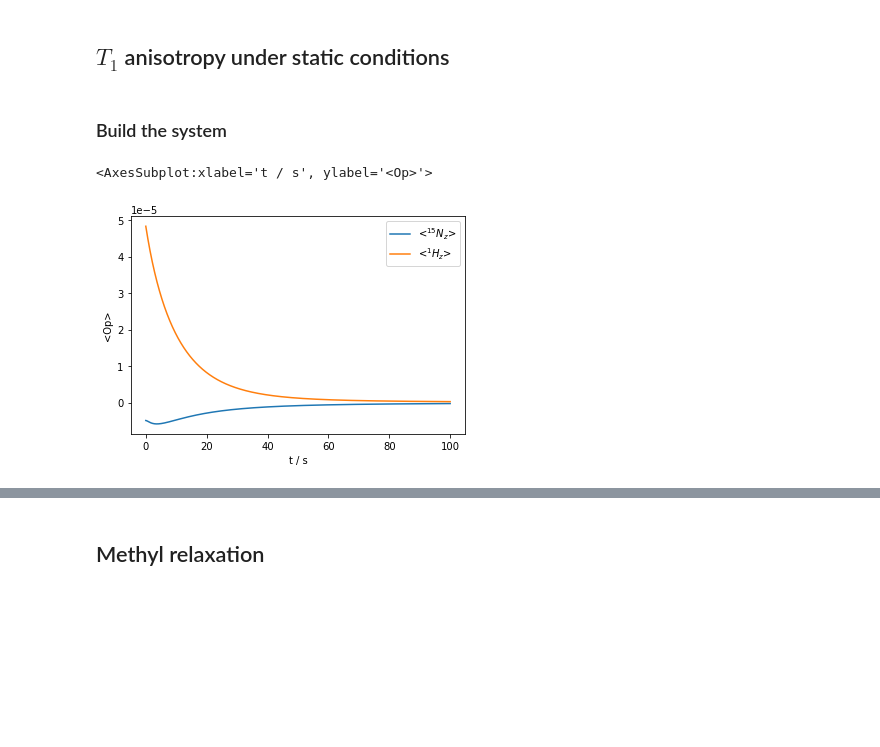
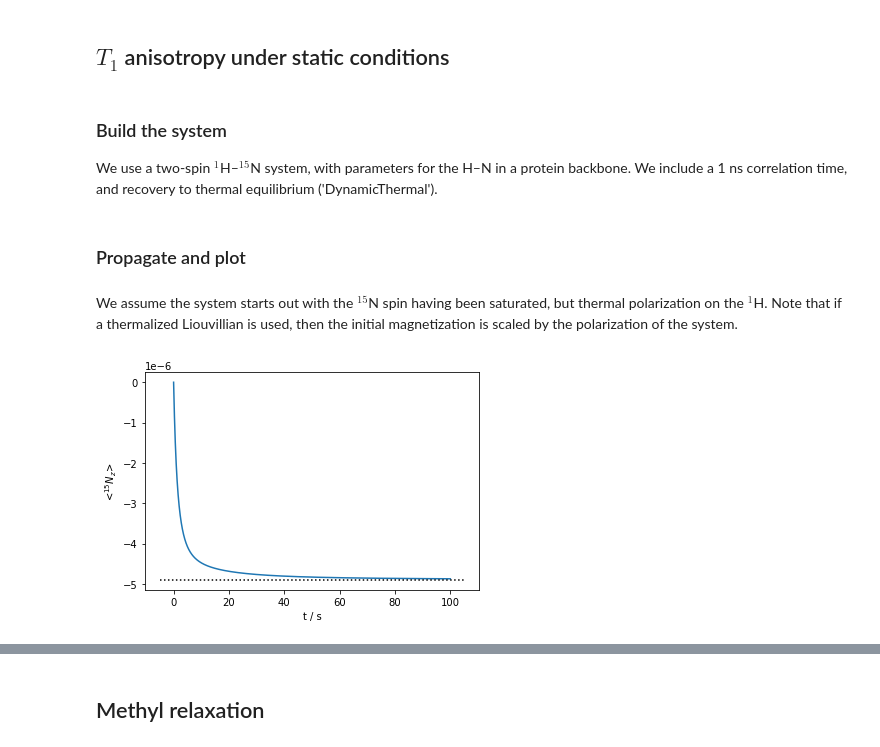
Before and after one commit to alsinmr/SLEEPY_tutorial, a Jupyter notebook: Chapters/Chapter3/Ch3_T1_NOE.ipynb, the cells around one changed output, grey strips where cells are left out. Drawn from its saved outputs; the diff is of its cells as text; code cells hidden in the pictures; blank space fills up the shorter version.

```diff
--- a/Chapters/Chapter3/Ch3_T1_NOE.ipynb
+++ b/Chapters/Chapter3/Ch3_T1_NOE.ipynb
@@ -16,10 +16,11 @@ import matplotlib.pyplot as plt
 ## $T_1$ anisotropy under static conditions
 # %% [markdown]
 ### Build the system
+We use a two-spin $^1$H–$^15$N system, with parameters for the H–N in a  protein backbone. We include a 1 ns correlation time, and recovery to thermal equilibrium ('DynamicThermal').
 # %%
 delta=sl.Tools.dipole_coupling(.102,'15N','1H')
 hop=40*np.pi/180
-ex0=sl.ExpSys(v0H=600,Nucs=['15N','1H'],vr=0,LF=True,pwdavg=sl.PowderAvg(5))
+ex0=sl.ExpSys(v0H=600,Nucs=['15N','1H'],vr=0,LF=True,pwdavg=sl.PowderAvg(7))
 ex0.set_inter('CSA',i=0,delta=113,euler=[0,23*np.pi/180,0])
 ex0.set_inter('dipole',i0=0,i1=1,delta=delta)
 ex1=ex0.copy()
@@ -28,14 +29,19 @@ ex1.set_inter('dipole',i0=0,i1=1,delta=delta,euler=[0,hop,0])
 
 L=sl.Liouvillian(ex0,ex1)
 L.kex=sl.Tools.twoSite_kex(1e-9)
-
-seq=L.Sequence(Dt=1e-2)
-U=seq.U()
-rho=sl.Rho('Thermal',['15Nz','1Hz'])
-
-_=rho.DetProp(U,n=10000)
+_=L.add_relax('DynamicThermal')
+# %% [markdown]
+### Propagate and plot
+# %% [markdown]
+We assume the system starts out with the $^{15}$N spin having been saturated, but thermal polarization on the $^1$H. Note that if a thermalized Liouvillian is used, then the initial magnetization is scaled by the polarization of the system.
+# %%
+seq=L.Sequence(Dt=1e-2)
+U=seq.U()
+rho=sl.Rho('1Hz','15Nz')
+
+_=rho.DetProp(U,n=10000)
 # %%
-rho.plot(axis='s')
+ax=rho.plot(axis='s')
+_=ax.plot(ax.get_xlim(),np.ones(2)*ex0.Peq[0],color='black',linestyle=':')
 # %% [output]
-<AxesSubplot:xlabel='t / s', ylabel='<Op>'>
-[figure, old version]
+[figure, new version]
```
Also changed, not shown: parts of 42 cells of this notebook, 3 other files.
